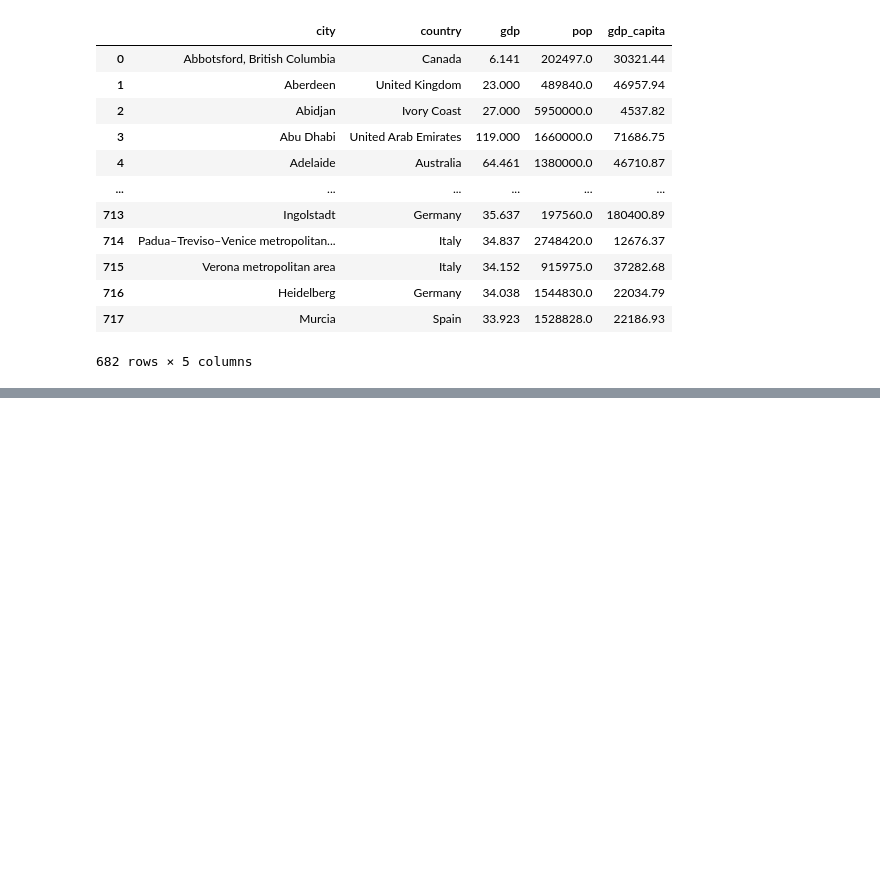
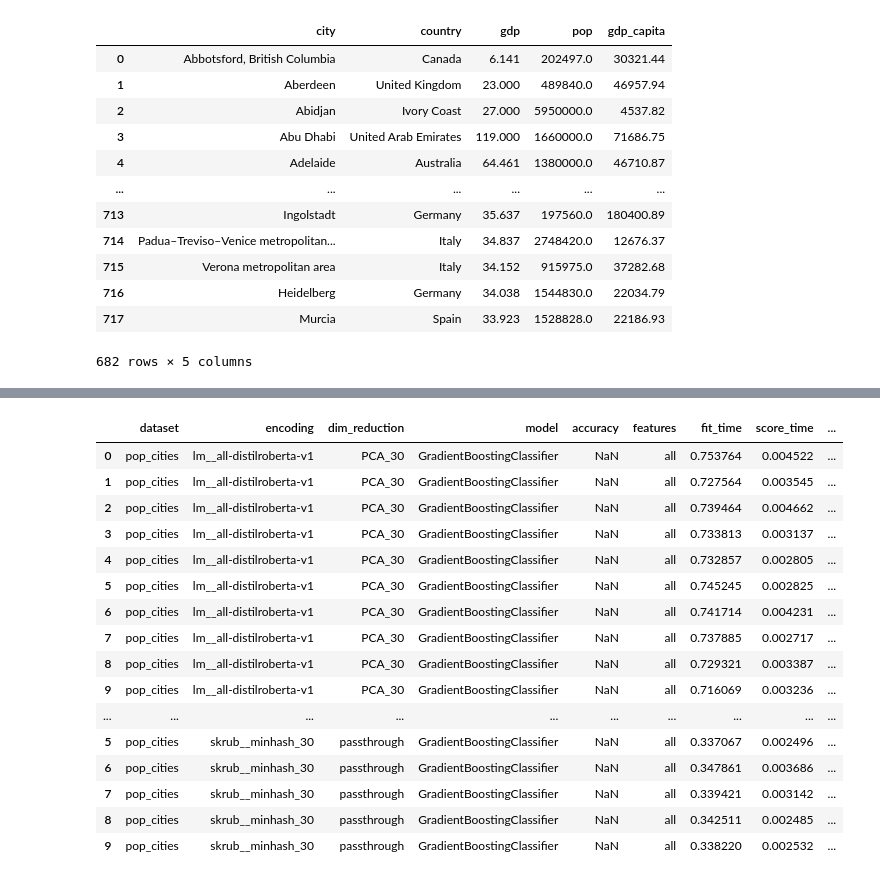
Before and after one commit to LeoGrin/lm_tab, a Jupyter notebook: scripts/clean_cities.ipynb, the cells around one changed output, grey strips where cells are left out. Cells and saved outputs as stored; diff of their text form; code cells hidden in the pictures; blank space fills up the shorter version.

```diff
--- a/scripts/clean_cities.ipynb
+++ b/scripts/clean_cities.ipynb
@@ -67,6 +67,7 @@ Could not convert 300+,789 (2021), cleaned_str: 300+789
 682 rows × 5 columns
 # %%
 cities["name"] = cities["city"] + ", " + cities["country"]
+cities["name_sentence"] = cities["city"] + " is a city in " + cities["country"] + "."
 # %% [output]
 A value is trying to be set on a copy of a slice from a DataFrame.
 Try using .loc[row_indexer,col_indexer] = value instead
@@ -93,0 +226,38 @@ from sklearn.base import BaseEstimator, TransformerMixin
+# %%
+from sklearn.model_selection import train_test_split
+from sklearn.preprocessing import OrdinalEncoder
+from skrub import GapEncoder
+from sklearn.linear_model import LinearRegression
+# import r2 and mse
+from sklearn.metrics import r2_score, mean_squared_error
+model = GradientBoostingRegressor()
+#
+#X_text = df["primaryName"]#cities["name"]
+#y = df["birthYear"]
+#y = pd.to_numeric(y)
+#y = y > y.median()
+X_text = cities["name"]
+y = cities["pop"] / 1e6
+# shuffle and take 10_000
+##indices = np.arange(len(X_text))
+#np.random.shuffle(indices)
+#X_enc = encode(np.array(X_text).reshape(-1), "lm__all-mpnet-base-v2", dataset_name="pop_cities")
+# make a PCA
+#pca = PCA(n_components=30)
+#X_enc = pca.fit_transform(X_enc)
+minhash = MinHashEncoder(n_components=30)
+X_enc = minhash.fit_transform(np.array(X_text).reshape(-1, 1))
+#X_text = X_text.iloc[indices[:10_000]]
+#y = y.iloc[indices[:10_000]]
+# shuffle X_enc
+X_train, X_test, y_train, y_test = train_test_split(X_enc, y, test_size=0.2)
+# fit a MinHashEncoder on the training data
+#encoder = GapEncoder(n_components=30)
+#encoder = GapEncoder(n_components=30)
+#encoder = OrdinalEncoder()
+model = LinearRegression()
+model.fit(X_train, y_train)
+# predict on the test data
+y_pred = model.predict(X_test)
+# calculate r2 and mse
+r2_score(y_test, y_pred), mean_squared_error(y_test, y_pred)
@@ -93,0 +419,20 @@ from sklearn.base import BaseEstimator, TransformerMixin
+# %%
+results_pop
+# %% [output]
+|  | dataset | encoding | dim_reduction | model | accuracy | features | fit_time | score_time | ... |
+| 0 | pop_cities | lm__all-distilroberta-v1 | PCA_30 | GradientBoostingClassifier | NaN | all | 0.753764 | 0.004522 | ... |
+| 1 | pop_cities | lm__all-distilroberta-v1 | PCA_30 | GradientBoostingClassifier | NaN | all | 0.727564 | 0.003545 | ... |
+| 2 | pop_cities | lm__all-distilroberta-v1 | PCA_30 | GradientBoostingClassifier | NaN | all | 0.739464 | 0.004662 | ... |
+| 3 | pop_cities | lm__all-distilroberta-v1 | PCA_30 | GradientBoostingClassifier | NaN | all | 0.733813 | 0.003137 | ... |
+| 4 | pop_cities | lm__all-distilroberta-v1 | PCA_30 | GradientBoostingClassifier | NaN | all | 0.732857 | 0.002805 | ... |
+| 5 | pop_cities | lm__all-distilroberta-v1 | PCA_30 | GradientBoostingClassifier | NaN | all | 0.745245 | 0.002825 | ... |
+| 6 | pop_cities | lm__all-distilroberta-v1 | PCA_30 | GradientBoostingClassifier | NaN | all | 0.741714 | 0.004231 | ... |
+| 7 | pop_cities | lm__all-distilroberta-v1 | PCA_30 | GradientBoostingClassifier | NaN | all | 0.737885 | 0.002717 | ... |
+| 8 | pop_cities | lm__all-distilroberta-v1 | PCA_30 | GradientBoostingClassifier | NaN | all | 0.729321 | 0.003387 | ... |
+| 9 | pop_cities | lm__all-distilroberta-v1 | PCA_30 | GradientBoostingClassifier | NaN | all | 0.716069 | 0.003236 | ... |
+| ... | ... | ... | ... | ... | ... | ... | ... | ... | ... |
+| 5 | pop_cities | skrub__minhash_30 | passthrough | GradientBoostingClassifier | NaN | all | 0.337067 | 0.002496 | ... |
+| 6 | pop_cities | skrub__minhash_30 | passthrough | GradientBoostingClassifier | NaN | all | 0.347861 | 0.003686 | ... |
+| 7 | pop_cities | skrub__minhash_30 | passthrough | GradientBoostingClassifier | NaN | all | 0.339421 | 0.003142 | ... |
+| 8 | pop_cities | skrub__minhash_30 | passthrough | GradientBoostingClassifier | NaN | all | 0.342511 | 0.002485 | ... |
+| 9 | pop_cities | skrub__minhash_30 | passthrough | GradientBoostingClassifier | NaN | all | 0.338220 | 0.002532 | ... |
```
Also changed, not shown: parts of 42 cells of this notebook, 31 other files.
